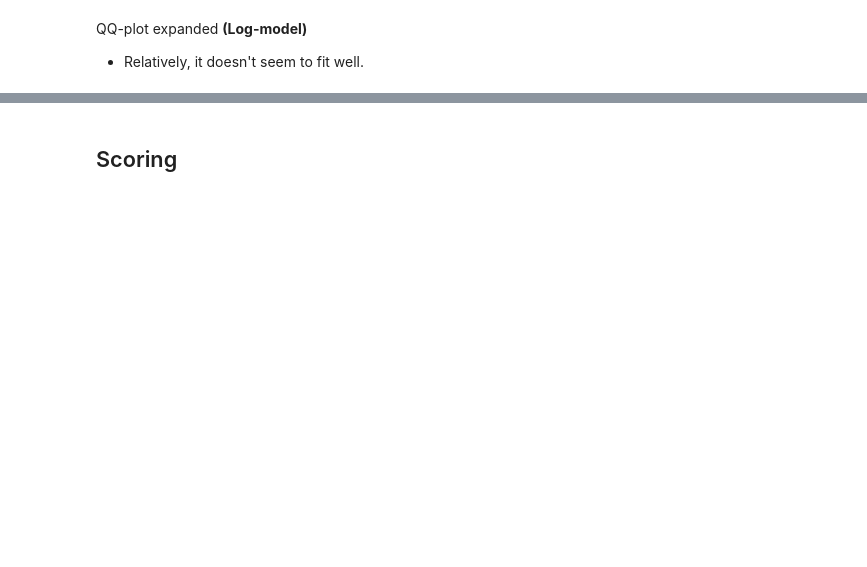
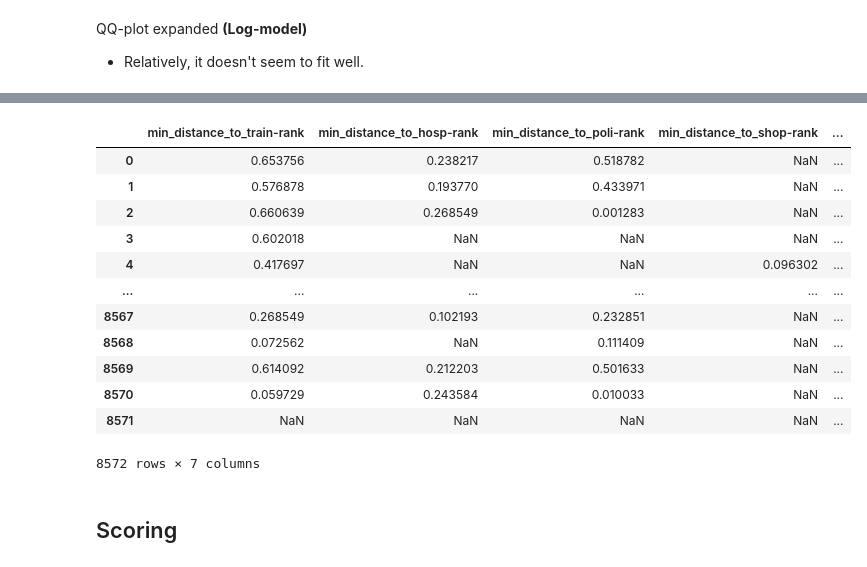
Before and after one commit to MAST30034-Applied-Data-Science/generic-real-estate-consulting-project-group-43, a Jupyter notebook: notebooks/Preprocessing/scoring.ipynb, the cells around one changed output, grey strips where cells are left out. Cells and saved outputs as stored; diff of their text form; code cells hidden in the pictures; blank space fills up the shorter version.

```diff
--- a/notebooks/Preprocessing/scoring.ipynb
+++ b/notebooks/Preprocessing/scoring.ipynb
@@ -114,2 +108,23 @@ pylab.show()
+# %%
+ranking = pd.DataFrame()
+for col in COL:
+    ranking[col+"-rank"] = sample[col].rank()
+# %%
+score = ranking/len(ranking)
+score
+# %% [output]
+|  | min_distance_to_train-rank | min_distance_to_hosp-rank | min_distance_to_poli-rank | min_distance_to_shop-rank | ... |
+| 0 | 0.653756 | 0.238217 | 0.518782 | NaN | ... |
+| 1 | 0.576878 | 0.193770 | 0.433971 | NaN | ... |
+| 2 | 0.660639 | 0.268549 | 0.001283 | NaN | ... |
+| 3 | 0.602018 | NaN | NaN | NaN | ... |
+| 4 | 0.417697 | NaN | NaN | 0.096302 | ... |
+| ... | ... | ... | ... | ... | ... |
+| 8567 | 0.268549 | 0.102193 | 0.232851 | NaN | ... |
+| 8568 | 0.072562 | NaN | 0.111409 | NaN | ... |
+| 8569 | 0.614092 | 0.212203 | 0.501633 | NaN | ... |
+| 8570 | 0.059729 | 0.243584 | 0.010033 | NaN | ... |
+| 8571 | NaN | NaN | NaN | NaN | ... |
+8572 rows × 7 columns
 # %% [markdown]
 ## Scoring
```
Also changed, not shown: parts of 7 cells of this notebook.
